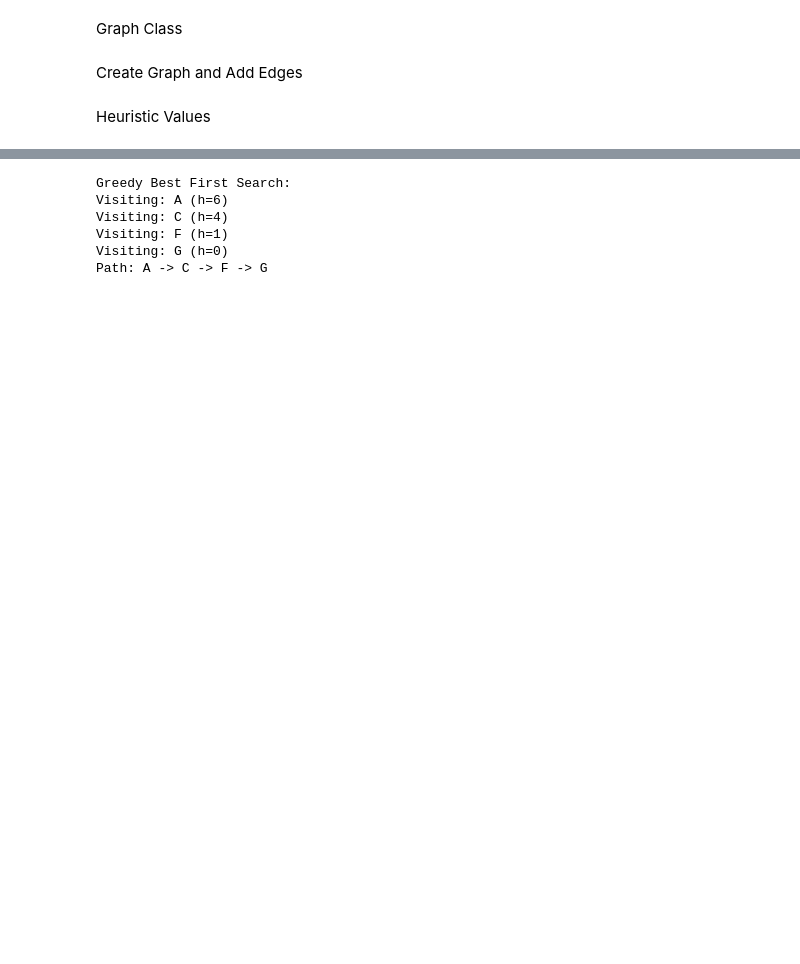
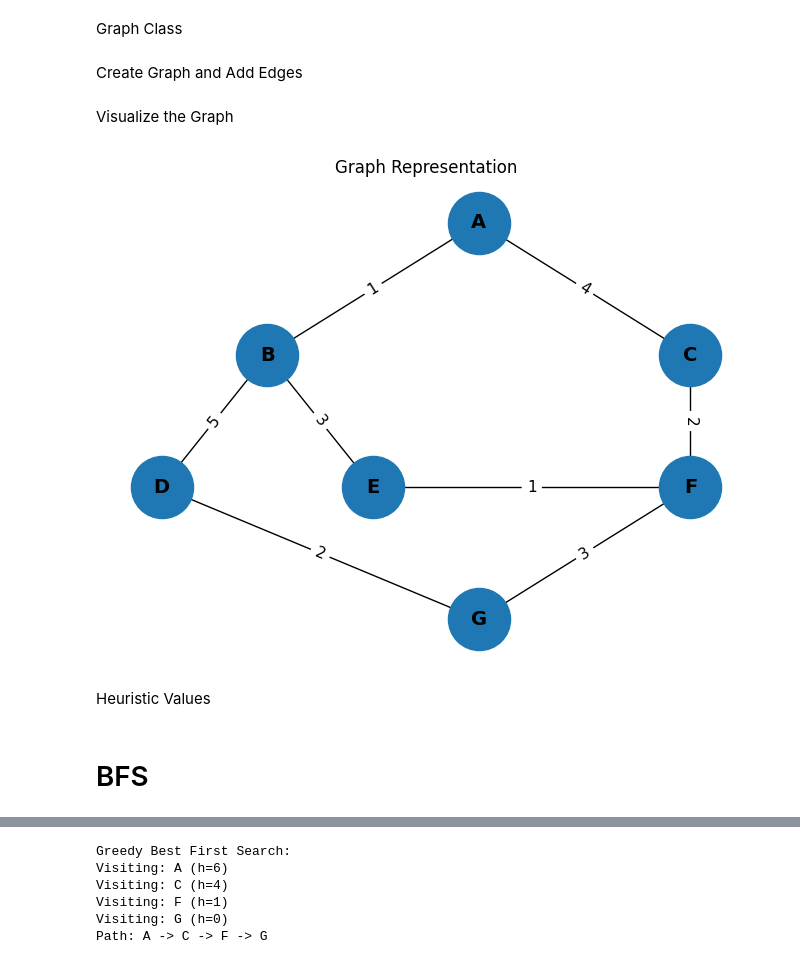
Before and after one commit to devcodes28/AI-ML-Lab-24CSP503, a Jupyter notebook: A_Star_and_Greedy_First_Fit.ipynb, the cells around one changed output, grey strips where cells are left out. Saved outputs shown, nothing was run; the diff lists cells and outputs as text; code cells hidden in the pictures; blank space fills up the shorter version.

```diff
--- a/A_Star_and_Greedy_First_Fit.ipynb
+++ b/A_Star_and_Greedy_First_Fit.ipynb
@@ -36,6 +38,56 @@ graph.add_edge("C", "F", 2)
 graph.add_edge("E", "F", 1)
 graph.add_edge("D", "G", 2)
 graph.add_edge("F", "G", 3)
+# %% [markdown]
+Visualize the Graph
+# %%
+import networkx as nx
+import matplotlib.pyplot as plt
+
+# Create graph
+G = nx.Graph()
+
+# Add edges with costs
+for node in graph.adj_list:
+    for neighbor, cost in graph.adj_list[node]:
+        G.add_edge(node, neighbor, weight=cost)
+
+# Top-down position
+pos = {
+    "A": (0, 4),       # Root
+    "B": (-2, 3),
+    "C": (2, 3),
+    "D": (-3, 2),
+    "E": (-1, 2),
+    "F": (2, 2),
+    "G": (0, 1)
+}
+
+# Draw nodes and edges
+nx.draw(
+    G,
+    pos,
+    with_labels=True,
+    node_size=2000,
+    font_size=14,
+    font_weight="bold"
+)
+
+# Display edge costs
+edge_labels = nx.get_edge_attributes(G, "weight")
+
+nx.draw_networkx_edge_labels(
+    G,
+    pos,
+    edge_labels=edge_labels,
+    font_size=11
+)
+
+plt.title("Graph Representation")
+plt.axis("off")
+plt.show()
+# %% [output]
+[figure, added]
 # %% [markdown]
 Heuristic Values
 # %%
@@ -50,3 +102,5 @@ graph.set_heuristic("G", 0)
 
 start = "A"
 goal = "G"
+# %% [markdown]
+# BFS
```
Also changed, not shown: parts of 9 cells of this notebook.
